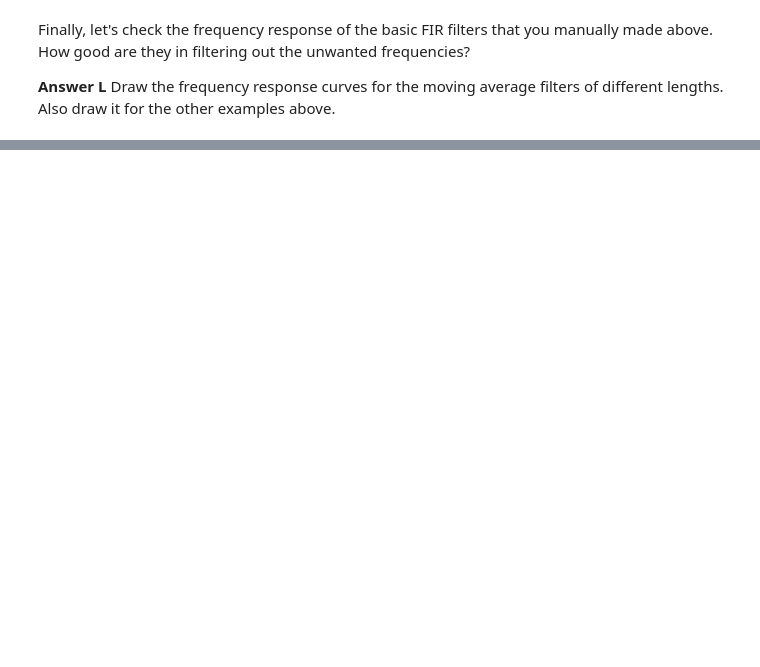
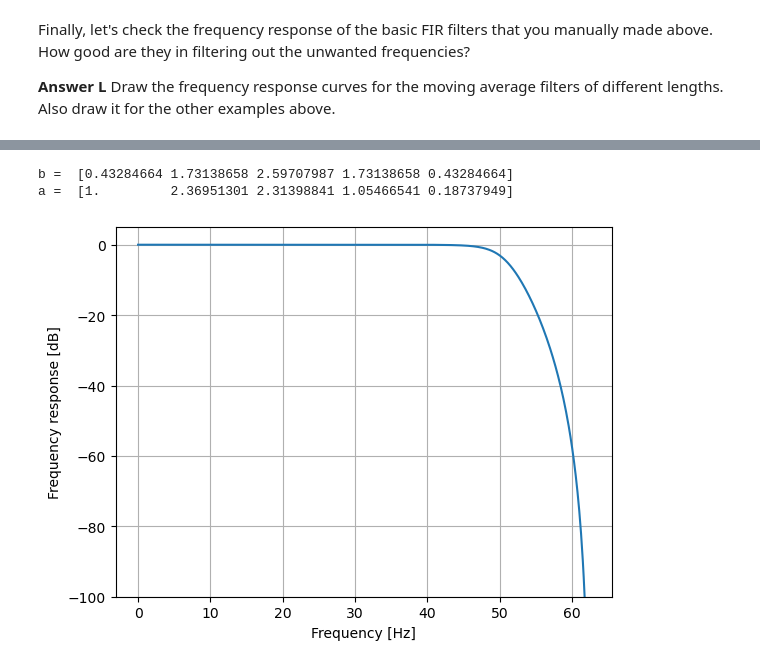
Before and after one commit to martinjnl/medsigproc, a Jupyter notebook: LPFilter.ipynb, the cells around one changed output, grey strips where cells are left out. Saved outputs shown, nothing was run; the diff lists cells and outputs as text; code cells hidden in the pictures; blank space fills up the shorter version.

```diff
--- a/LPFilter.ipynb
+++ b/LPFilter.ipynb
@@ -360,0 +435,19 @@ Thanks for today!
+# %%
+b,a = scipy.signal.butter(4, 50, btype='lowpass', analog=False, fs=125, output='ba')
+#b,a = scipy.signal.cheby2(4, 40, 15, btype='lowpass', analog=False, fs=125, output='ba')
+
+print("b = ", b)
+print("a = ", a)
+
+w, h = scipy.signal.freqz(b, a, fs=125)
+
+plt.plot(w, 20 * np.log10(abs(h)))
+plt.xlabel('Frequency [Hz]')
+plt.ylabel('Frequency response [dB]')
+plt.ylim(-100, 5)
+plt.grid()
+plt.show()
+# %% [output]
+b =  [0.43284664 1.73138658 2.59707987 1.73138658 0.43284664]
+a =  [1.         2.36951301 2.31398841 1.05466541 0.18737949]
+[figure, added]
```
Also changed, not shown: parts of 20 cells of this notebook.
